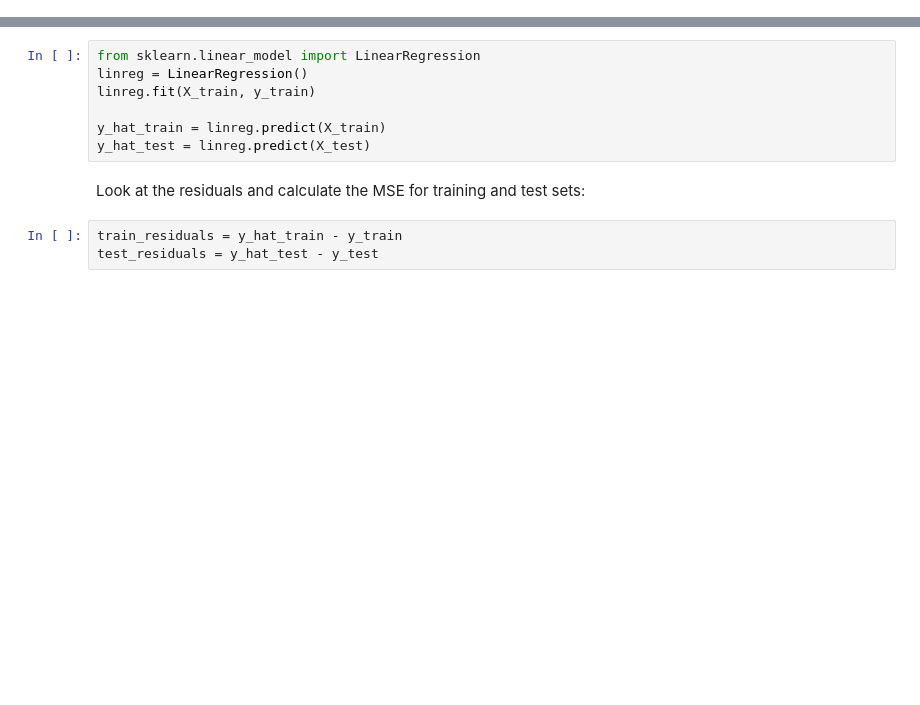
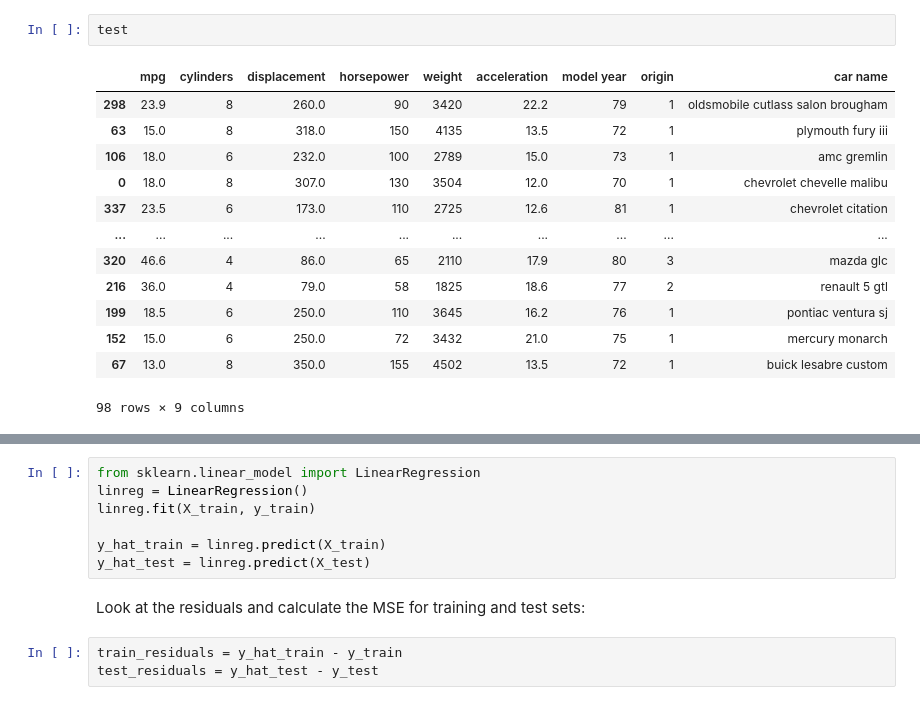
Before and after one commit to learn-co-curriculum/dsc-regression-model-validation, a Jupyter notebook: index.ipynb, the cells around one changed output, grey strips where cells are left out. Saved outputs shown, nothing was run; the diff lists cells and outputs as text; blank space fills up the shorter version.

```diff
--- a/index.ipynb
+++ b/index.ipynb
@@ -87,0 +102,16 @@ X_train, X_test, y_train, y_test = train_test_split(X, y, test_size=0.2, random_
+# %%
+test
+# %% [output]
+|  | mpg | cylinders | displacement | horsepower | weight | acceleration | model year | origin | car name |
+| 298 | 23.9 | 8 | 260.0 | 90 | 3420 | 22.2 | 79 | 1 | oldsmobile cutlass salon brougham |
+| 63 | 15.0 | 8 | 318.0 | 150 | 4135 | 13.5 | 72 | 1 | plymouth fury iii |
+| 106 | 18.0 | 6 | 232.0 | 100 | 2789 | 15.0 | 73 | 1 | amc gremlin |
+| 0 | 18.0 | 8 | 307.0 | 130 | 3504 | 12.0 | 70 | 1 | chevrolet chevelle malibu |
+| 337 | 23.5 | 6 | 173.0 | 110 | 2725 | 12.6 | 81 | 1 | chevrolet citation |
+| ... | ... | ... | ... | ... | ... | ... | ... | ... | ... |
+| 320 | 46.6 | 4 | 86.0 | 65 | 2110 | 17.9 | 80 | 3 | mazda glc |
+| 216 | 36.0 | 4 | 79.0 | 58 | 1825 | 18.6 | 77 | 2 | renault 5 gtl |
+| 199 | 18.5 | 6 | 250.0 | 110 | 3645 | 16.2 | 76 | 1 | pontiac ventura sj |
+| 152 | 15.0 | 6 | 250.0 | 72 | 3432 | 21.0 | 75 | 1 | mercury monarch |
+| 67 | 13.0 | 8 | 350.0 | 155 | 4502 | 13.5 | 72 | 1 | buick lesabre custom |
+98 rows × 9 columns
```
Also changed, not shown: parts of 44 cells of this notebook, 1 other file.
